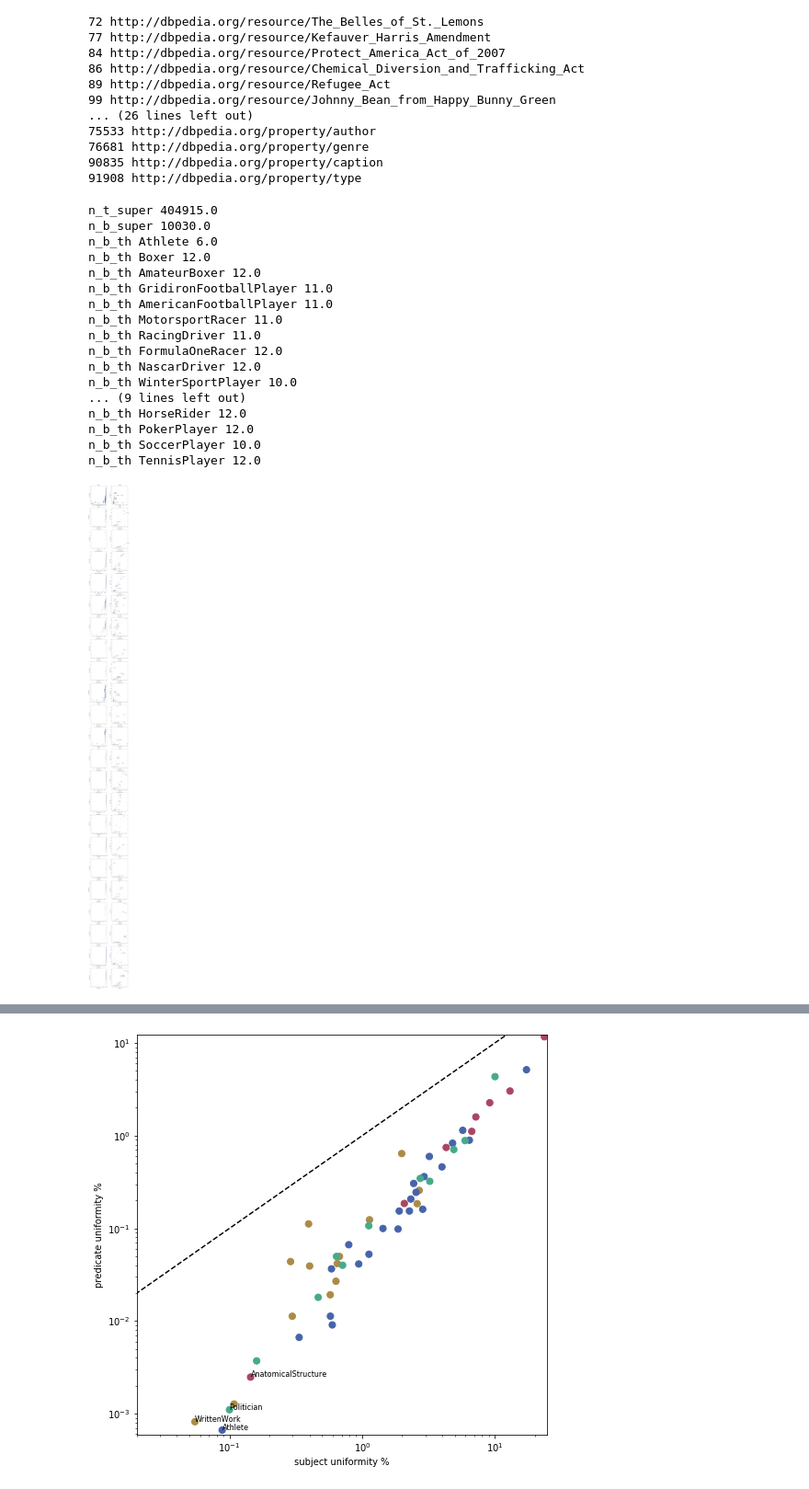
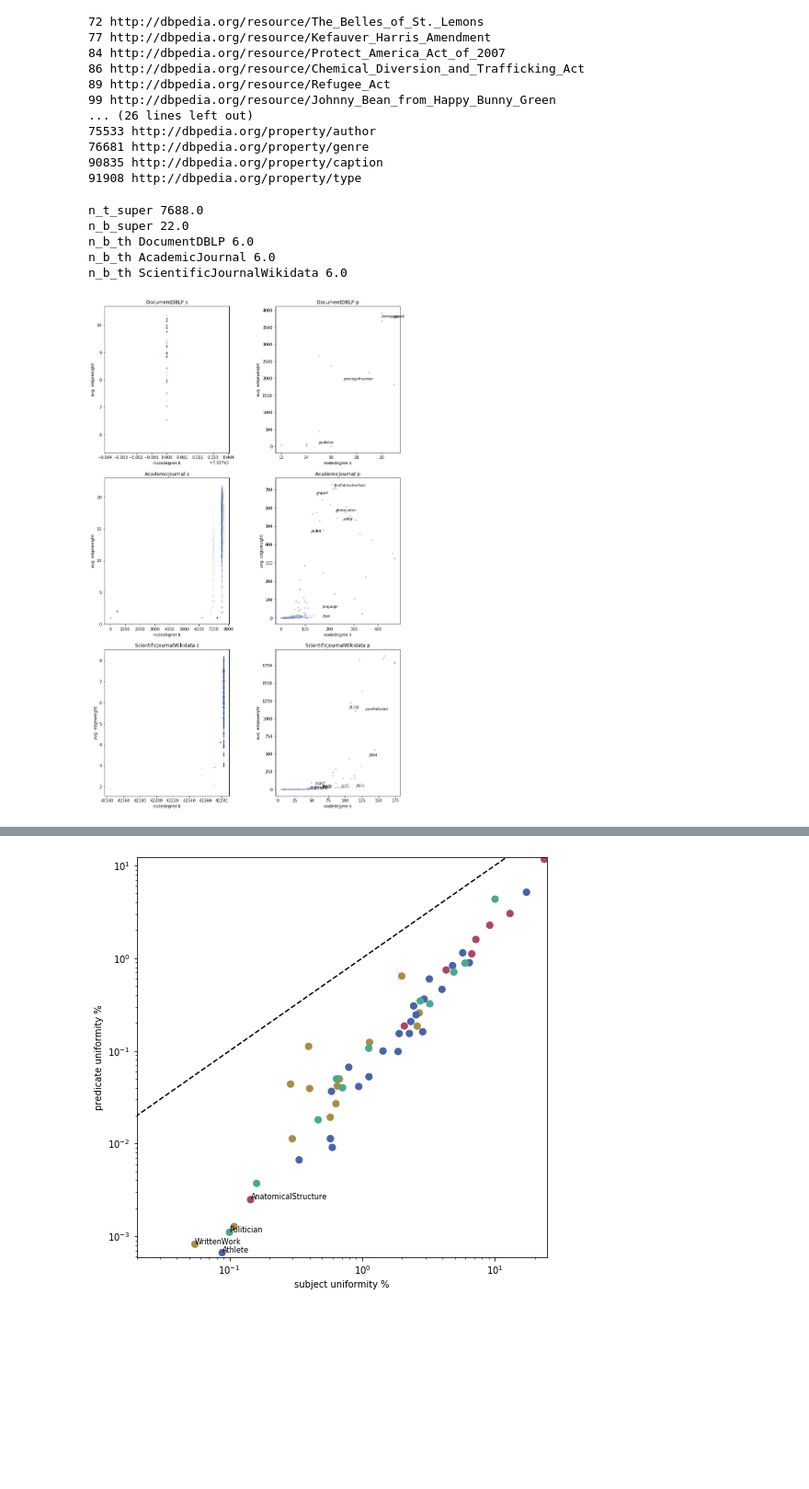
Before and after one commit to davidweisscode/kg-analysis, a Jupyter notebook: plots.ipynb, the cells around one changed output, grey strips where cells are left out. Shown at 92% size. Drawn from its saved outputs; the diff is of its cells as text; code cells hidden in the pictures; blank space fills up the shorter version.

```diff
--- a/plots.ipynb
+++ b/plots.ipynb
@@ -11,7 +11,8 @@ import matplotlib.pyplot as plt
 kit_blue_1 = "#4664AA"
 kit_blue_2 = "#7D92C3"
 
-run = "athlete" # "writtenwork_depth"
+run = "dblp"
+# writtenwork_depth # musicalwork_breadth # athlete # politician_breadth # species_depth # anatomicalstructure_breadth # wikidata
 res_glob = pd.read_csv(f"out/_results_{run}.csv", index_col=0)
 # res_wikidata_glob = pd.read_csv("out/_results_wikidata.csv", index_col=0)
 # res_athlete_glob = pd.read_csv("out/_results_athlete.csv", index_col=0)
@@ -33,6 +34,10 @@ res_glob = pd.read_csv(f"out/_results_{run}.csv", index_col=0)
 #                         ]]
 
 res_disp = res_glob.copy()
+# Add following columns
+res_disp["ratio_sp"] = res_disp.apply(lambda row: row.n_t / row.n_b, axis=1)
+res_disp["rel_k_0_t"] = res_disp.apply(lambda row: row.k_0_t / row.n_b, axis=1)
+res_disp["rel_k_0_b"] = res_disp.apply(lambda row: row.k_0_b / row.n_t, axis=1)
 # Format integer
 res_disp["n_t"] = res_disp["n_t"].map("{:,.0f}".format)
 res_disp["n_b"] = res_disp["n_b"].map("{:,.0f}".format)
@@ -64,4 +69,5 @@ res_disp["rc_ncomp_b"] = res_disp["rc_ncomp_b"].map("{:,.4f}".format)
 res_disp["rc_slcc_b"] = res_disp["rc_slcc_b"].map("{:,.4f}".format)
 
 print(res_glob.index.tolist())
+display(res_disp[["n_t", "n_b", "dens_t", "dens_b", "rel_k_0_t", "rel_k_0_b", "rc_dens_t", "rc_dens_b", "rel_rc_t", "rel_rc_b"]])
 # %% [output]
@@ -344,13 +360,21 @@ plt.tight_layout()
 res = res_glob
 # Control which classes to analyze. Add or remove rows in res DataFrame
 classes = list(res.index.values)
+# classes = [
+#     "Animal",
+#     "Mammal",
+#     "Horse",
+#     "Plant",
+#     "ClubMoss",
+#     "Fern",
+# ]
 
 pd.options.display.float_format = '{:,.2f}'.format
 display(res[["n_t", "n_b", "k_t_g", "k_b_g", "c_mean_t", "c_sd_t", "c_mean_b", "c_sd_b", "c_med_t", "c_med_b", "superclass"]])
-print("Compare relative values e.g. (k_mean_t / n_t) ?")
+# print("Compare relative values e.g. (k_mean_t / n_t) ?")
 
 nrows = len(classes)
-fig, axes = plt.subplots(nrows=nrows, ncols=2, sharex="none", sharey="none", figsize=(12, 3 * nrows))
+fig, axes = plt.subplots(nrows=nrows, ncols=2, sharex="col", sharey="none", figsize=(12, 3 * nrows))
 for classname in classes:
     row = classes.index(classname)
     # Top
@@ -363,7 +387,9 @@ for classname in classes:
     logbins = np.geomspace(min(c), max(c), 50) # geomspace cannot include 0 (disc nodes)
     axes[row, 0].set_xscale("log")
     axes[row, 0].set_yscale("log")
-    axes[row, 0].set_title(classname + " t")
+    axes[row, 0].set_title(classname + " s")
+    if classname == "AcademicJournal":
+        axes[row, 0].set_title("AcademicJournalDBpedia" + " s")
     axes[row, 0].axvline(np.median(c), color='k', linewidth=2)
     axes[row, 0].set_xlabel("connectivity c")
     axes[row, 0].set_ylabel("#nodes")
@@ -380,7 +406,9 @@ for classname in classes:
     logbins = np.geomspace(min(c), max(c), 50)
     axes[row, 1].set_xscale("log")
     axes[row, 1].set_yscale("log")
-    axes[row, 1].set_title(classname + " b")
+    axes[row, 1].set_title(classname + " p")
+    if classname == "AcademicJournal":
+        axes[row, 1].set_title("AcademicJournalDBpedia" + " p")
     axes[row, 1].axvline(np.median(k), color='k', linewidth=2)
     axes[row, 1].set_xlabel("connectivity c")
     axes[row, 1].set_ylabel("#nodes")
@@ -388,5 +416,7 @@ for classname in classes:
 
 plt.subplots_adjust(wspace=10, hspace=10)
 plt.tight_layout()
+
+fig.savefig("cdist.png", bbox_inches='tight', dpi=300)
 # %% [output]
 |  | n_t | n_b | k_t_g | k_b_g | c_mean_t | c_sd_t | c_mean_b | c_sd_b | c_med_t | c_med_b | ... |
@@ -457,7 +478,12 @@ Comic t
 res = res_glob
 # Control which classes to analyze. Add or remove rows in res DataFrame
 classes = list(res.index.values)
-
+# classes = [
+#     "Athlete",
+#     "Boxer",
+#     "MotorsportRacer",
+#     "IceHockeyPlayer",
+# ]
 nrows = len(classes)
 fig, axes = plt.subplots(nrows=nrows, ncols=2, sharex="none", sharey="none", figsize=(12, nrows*6))
 n_t_super = res["n_t"].iloc[0]
@@ -480,7 +506,7 @@ for classname in classes:
         k.append(value)
         c.append(nc_dist.get(key) / value)
 
-    axes[row, 0].set_title(classname + " t")
+    axes[row, 0].set_title(classname + " s")
     axes[row, 0].set_xlabel("nodedegree k")
     axes[row, 0].set_ylabel("avg. edgeweight")
     axes[row, 0].scatter(k, c, s=5, color=kit_blue_1+"0a")
@@ -493,52 +519,42 @@ for classname in classes:
     # Bot
     n = []
     k = []
     c = []
     with open(f"out/{classname}/{classname}.b.nk.json", "r") as input_file:
         nk_dist = json.load(input_file)
     with open(f"out/{classname}/{classname}.b.nc.json", "r") as input_file:
         nc_dist = json.load(input_file)
 
     for key, value in nk_dist.items():
         n.append(key.split('/')[-1])
         k.append(value)
         c.append(nc_dist.get(key) / value)
 
-    axes[row, 1].set_title(classname + " b")
+    axes[row, 1].set_title(classname + " p")
     axes[row, 1].set_xlabel("nodedegree k")
     axes[row, 1].set_ylabel("avg. edgeweight")
     axes[row, 1].scatter(k, c, s=5, color=kit_blue_2+"aa")
     n_b = res.loc[classname, "n_b"]
     n_b_th = round(np.interp(n_b, [0, n_b_super], [12, 6]))
     print(f"n_b_th {classname} {n_b_th}")
     for i, label in enumerate(n): # Annotate only some entities
         if ((k[i] > (axes[row, 1].get_xlim()[1] * 0.25) and i % n_b_th == 0)
             or (c[i] > (axes[row, 1].get_ylim()[1] * 0.25) and i % n_b_th == 0)):
             axes[row, 1].annotate(label, (k[i], c[i]), fontsize=8)
 
 # TODO: Query subject and predicate examples from nk and nc (c == k * avg. edgeweight)
 
 plt.subplots_adjust(wspace=10, hspace=10)
 plt.tight_layout()
+
+fig.savefig("ckscatter.png", bbox_inches='tight', dpi=300)
 # %% [output]
-n_t_super 404915.0
-n_b_super 10030.0
-n_b_th Athlete 6.0
-n_b_th Boxer 12.0
-n_b_th AmateurBoxer 12.0
-n_b_th GridironFootballPlayer 11.0
-n_b_th AmericanFootballPlayer 11.0
-n_b_th MotorsportRacer 11.0
-n_b_th RacingDriver 11.0
-n_b_th FormulaOneRacer 12.0
-n_b_th NascarDriver 12.0
-n_b_th WinterSportPlayer 10.0
-... (9 lines left out)
-n_b_th HorseRider 12.0
-n_b_th PokerPlayer 12.0
-n_b_th SoccerPlayer 10.0
-n_b_th TennisPlayer 12.0
+n_t_super 7688.0
+n_b_super 22.0
+n_b_th DocumentDBLP 6.0
+n_b_th AcademicJournal 6.0
+n_b_th ScientificJournalWikidata 6.0
-[figure, old version]
+[figure, new version]
 # %%
 # rc_t over rc_b (in %) for each class and each run scatterplot
 runs = [
```
Also changed, not shown: parts of 12 cells of this notebook.
